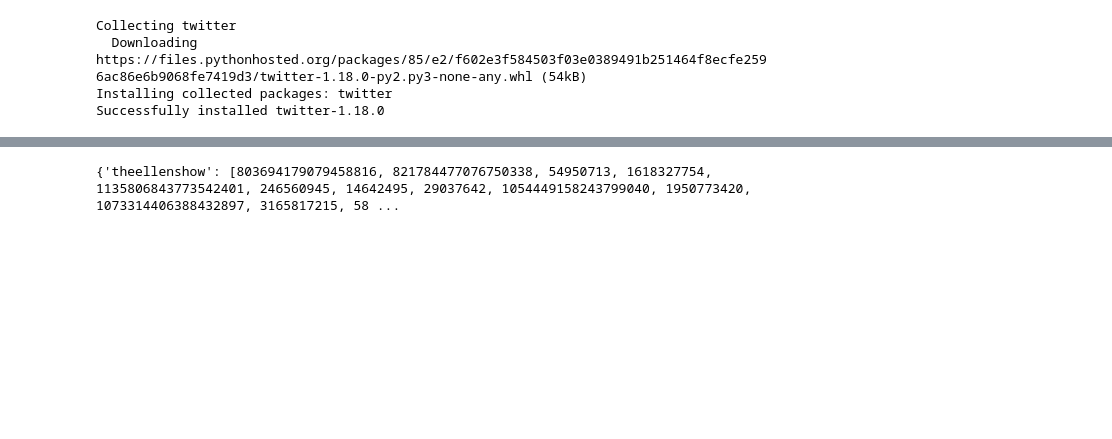
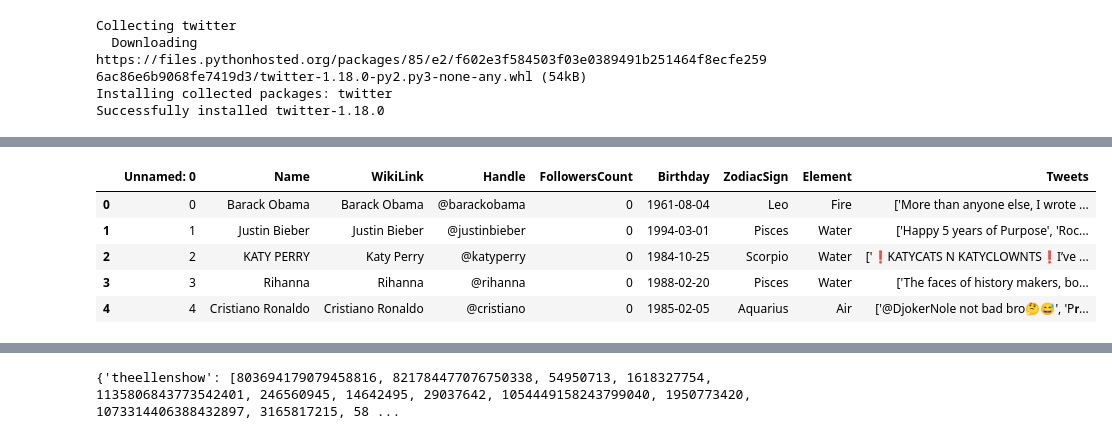
Before and after one commit to simoneengelbr/twitter_zodiac, a Jupyter notebook: twitter_friend_query.ipynb, the cells around one changed output, grey strips where cells are left out. Cells and saved outputs as stored; diff of their text form; code cells hidden in the pictures; blank space fills up the shorter version.

```diff
--- a/twitter_friend_query.ipynb
+++ b/twitter_friend_query.ipynb
@@ -116,0 +8,10 @@ Found 51 friends
+# %%
+import pandas as pd
+df = pd.read_csv("./final_df.csv")
+# %% [output]
+|  | Unnamed: 0 | Name | WikiLink | Handle | FollowersCount | Birthday | ZodiacSign | Element | Tweets |
+| 0 | 0 | Barack Obama | Barack Obama | @barackobama | 0 | 1961-08-04 | Leo | Fire | ['More than anyone else, I wrote ... |
+| 1 | 1 | Justin Bieber | Justin Bieber | @justinbieber | 0 | 1994-03-01 | Pisces | Water | ['Happy 5 years of Purpose', 'Roc... |
+| 2 | 2 | KATY PERRY | Katy Perry | @katyperry | 0 | 1984-10-25 | Scorpio | Water | ['❗️KATYCATS N KATYCLOWNTS❗️I’ve ... |
+| 3 | 3 | Rihanna | Rihanna | @rihanna | 0 | 1988-02-20 | Pisces | Water | ['The faces of history makers, bo... |
+| 4 | 4 | Cristiano Ronaldo | Cristiano Ronaldo | @cristiano | 0 | 1985-02-05 | Aquarius | Air | ['@DjokerNole not bad bro🤔😅', 'P𝐫... |
```
Also changed, not shown: parts of 3 cells of this notebook, 2 other files.
